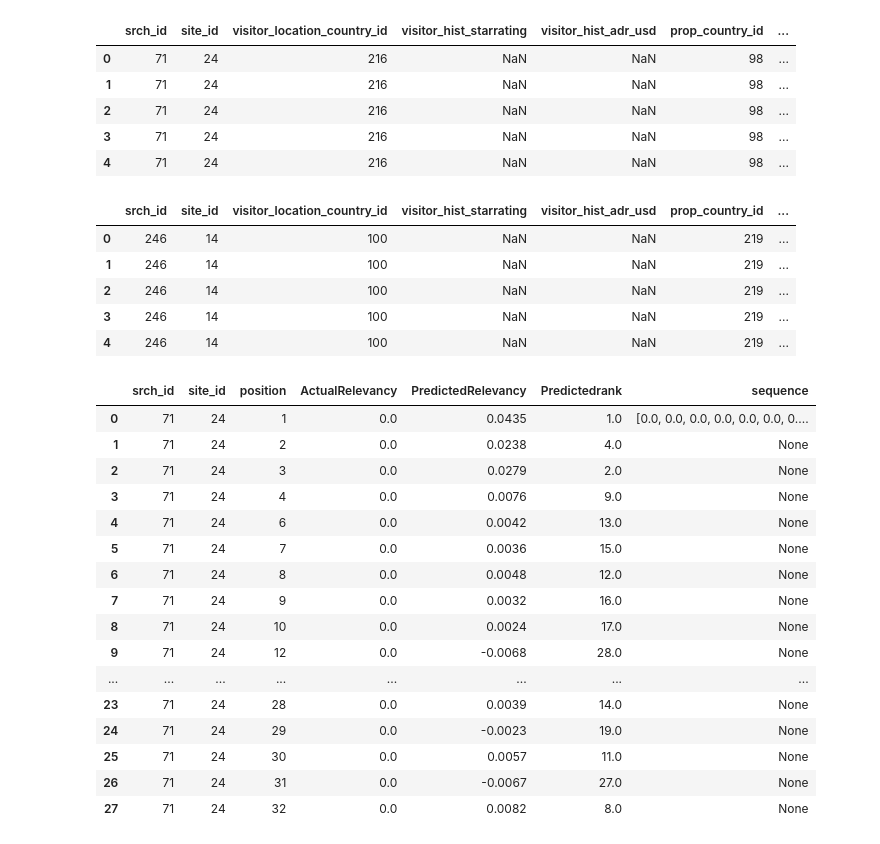
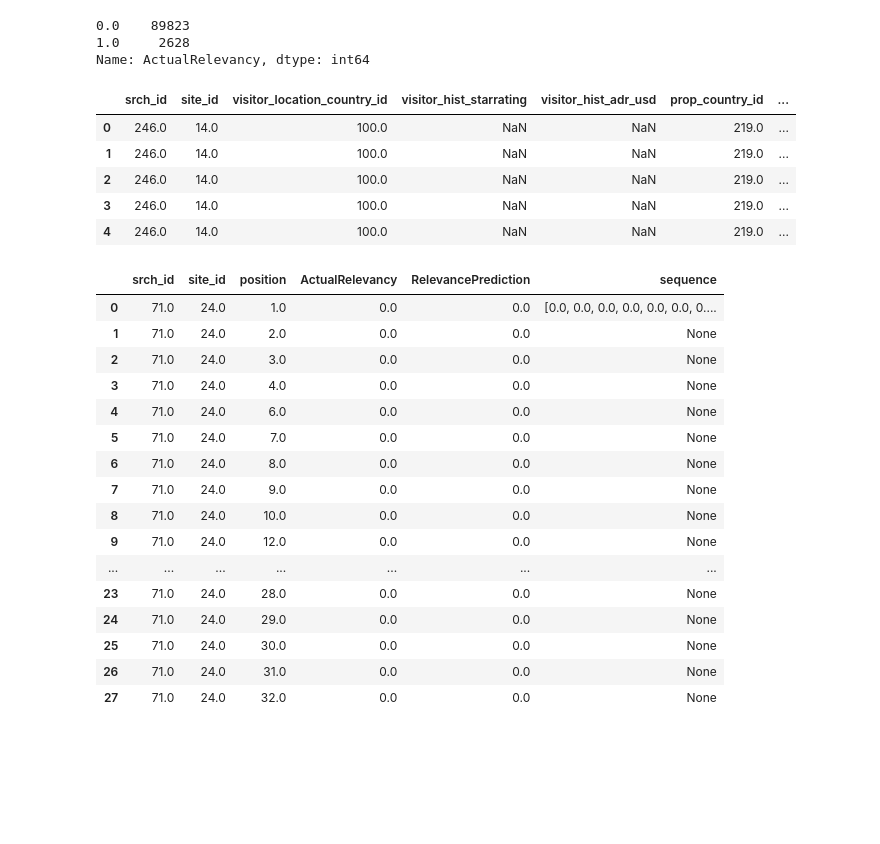
Before and after one commit to svadakat/HotelSearchRanking, a Jupyter notebook: HotelSearch-arizelogger.ipynb, the cells around one changed output. Drawn from its saved outputs; the diff is of its cells as text; code cells hidden in the pictures; blank space fills up the shorter version.

```diff
--- a/HotelSearch-arizelogger.ipynb
+++ b/HotelSearch-arizelogger.ipynb
@@ -8,19 +8,17 @@ import random
 pd.set_option('display.max_columns', None)
 pd.set_option('display.max_rows', None)
 # %%
-HotelSearch_train=pd.read_csv("./data/hotelsearch_training_predictions.csv", index_col=0)
-HotelSearch_test=pd.read_csv("./data/hotelsearch_test_predictions.csv", index_col=0)
+HotelSearch_train=pd.read_csv("./data/hotelsearch_clf_training.csv", index_col=0)
+HotelSearch_test=pd.read_csv("./data/hotelsearch_clf_test.csv", index_col=0)
 
-HotelSearch_train["PredictedRelevancy"]=round(HotelSearch_train["PredictedRelevancy"],4)
-HotelSearch_test["PredictedRelevancy"]=round(HotelSearch_test["PredictedRelevancy"],4)
+# HotelSearch_train["PredictedRelevancy"]=round(HotelSearch_train["PredictedRelevancy"],4)
+# HotelSearch_test["PredictedRelevancy"]=round(HotelSearch_test["PredictedRelevancy"],4)
 HotelSearch_train.head()
+HotelSearch_train["ActualRelevancy"].value_counts()
 # %% [output]
-|  | srch_id | site_id | visitor_location_country_id | visitor_hist_starrating | visitor_hist_adr_usd | prop_country_id | ... |
-| 0 | 71 | 24 | 216 | NaN | NaN | 98 | ... |
-| 1 | 71 | 24 | 216 | NaN | NaN | 98 | ... |
-| 2 | 71 | 24 | 216 | NaN | NaN | 98 | ... |
-| 3 | 71 | 24 | 216 | NaN | NaN | 98 | ... |
-| 4 | 71 | 24 | 216 | NaN | NaN | 98 | ... |
+0.0    89823
+1.0     2628
+Name: ActualRelevancy, dtype: int64
 # %%
 def transpose(df):
     return pd.DataFrame(
@@ -33,29 +31,29 @@ HotelSearch_test = pd.concat([HotelSearch_test, HotelSearch_test.groupby("srch_i
 HotelSearch_test.head()
 # %% [output]
 |  | srch_id | site_id | visitor_location_country_id | visitor_hist_starrating | visitor_hist_adr_usd | prop_country_id | ... |
-| 0 | 246 | 14 | 100 | NaN | NaN | 219 | ... |
-| 1 | 246 | 14 | 100 | NaN | NaN | 219 | ... |
-| 2 | 246 | 14 | 100 | NaN | NaN | 219 | ... |
-| 3 | 246 | 14 | 100 | NaN | NaN | 219 | ... |
-| 4 | 246 | 14 | 100 | NaN | NaN | 219 | ... |
+| 0 | 246.0 | 14.0 | 100.0 | NaN | NaN | 219.0 | ... |
+| 1 | 246.0 | 14.0 | 100.0 | NaN | NaN | 219.0 | ... |
+| 2 | 246.0 | 14.0 | 100.0 | NaN | NaN | 219.0 | ... |
+| 3 | 246.0 | 14.0 | 100.0 | NaN | NaN | 219.0 | ... |
+| 4 | 246.0 | 14.0 | 100.0 | NaN | NaN | 219.0 | ... |
 # %%
-HotelSearch_train[["srch_id","site_id","position","ActualRelevancy","PredictedRelevancy","Predictedrank","sequence"]][HotelSearch_train.srch_id ==71]
+HotelSearch_train[["srch_id","site_id","position","ActualRelevancy","RelevancePrediction","sequence"]][HotelSearch_train.srch_id ==71]
 # %% [output]
-|  | srch_id | site_id | position | ActualRelevancy | PredictedRelevancy | Predictedrank | sequence |
-| 0 | 71 | 24 | 1 | 0.0 | 0.0435 | 1.0 | [0.0, 0.0, 0.0, 0.0, 0.0, 0.0, 0.... |
-| 1 | 71 | 24 | 2 | 0.0 | 0.0238 | 4.0 | None |
-| 2 | 71 | 24 | 3 | 0.0 | 0.0279 | 2.0 | None |
-| 3 | 71 | 24 | 4 | 0.0 | 0.0076 | 9.0 | None |
-| 4 | 71 | 24 | 6 | 0.0 | 0.0042 | 13.0 | None |
-| 5 | 71 | 24 | 7 | 0.0 | 0.0036 | 15.0 | None |
-| 6 | 71 | 24 | 8 | 0.0 | 0.0048 | 12.0 | None |
-| 7 | 71 | 24 | 9 | 0.0 | 0.0032 | 16.0 | None |
-| 8 | 71 | 24 | 10 | 0.0 | 0.0024 | 17.0 | None |
-| 9 | 71 | 24 | 12 | 0.0 | -0.0068 | 28.0 | None |
-| ... | ... | ... | ... | ... | ... | ... | ... |
-| 23 | 71 | 24 | 28 | 0.0 | 0.0039 | 14.0 | None |
-| 24 | 71 | 24 | 29 | 0.0 | -0.0023 | 19.0 | None |
-| 25 | 71 | 24 | 30 | 0.0 | 0.0057 | 11.0 | None |
-| 26 | 71 | 24 | 31 | 0.0 | -0.0067 | 27.0 | None |
-| 27 | 71 | 24 | 32 | 0.0 | 0.0082 | 8.0 | None |
+|  | srch_id | site_id | position | ActualRelevancy | RelevancePrediction | sequence |
+| 0 | 71.0 | 24.0 | 1.0 | 0.0 | 0.0 | [0.0, 0.0, 0.0, 0.0, 0.0, 0.0, 0.... |
+| 1 | 71.0 | 24.0 | 2.0 | 0.0 | 0.0 | None |
+| 2 | 71.0 | 24.0 | 3.0 | 0.0 | 0.0 | None |
+| 3 | 71.0 | 24.0 | 4.0 | 0.0 | 0.0 | None |
+| 4 | 71.0 | 24.0 | 6.0 | 0.0 | 0.0 | None |
+| 5 | 71.0 | 24.0 | 7.0 | 0.0 | 0.0 | None |
+| 6 | 71.0 | 24.0 | 8.0 | 0.0 | 0.0 | None |
+| 7 | 71.0 | 24.0 | 9.0 | 0.0 | 0.0 | None |
+| 8 | 71.0 | 24.0 | 10.0 | 0.0 | 0.0 | None |
+| 9 | 71.0 | 24.0 | 12.0 | 0.0 | 0.0 | None |
+| ... | ... | ... | ... | ... | ... | ... |
+| 23 | 71.0 | 24.0 | 28.0 | 0.0 | 0.0 | None |
+| 24 | 71.0 | 24.0 | 29.0 | 0.0 | 0.0 | None |
+| 25 | 71.0 | 24.0 | 30.0 | 0.0 | 0.0 | None |
+| 26 | 71.0 | 24.0 | 31.0 | 0.0 | 0.0 | None |
+| 27 | 71.0 | 24.0 | 32.0 | 0.0 | 0.0 | None |
 # %%
```
Also changed, not shown: parts of 1 cell of this notebook, 6 other files.
